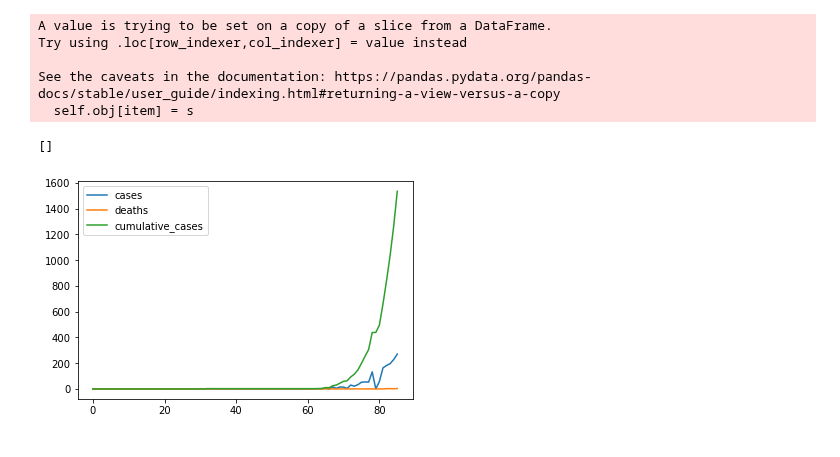
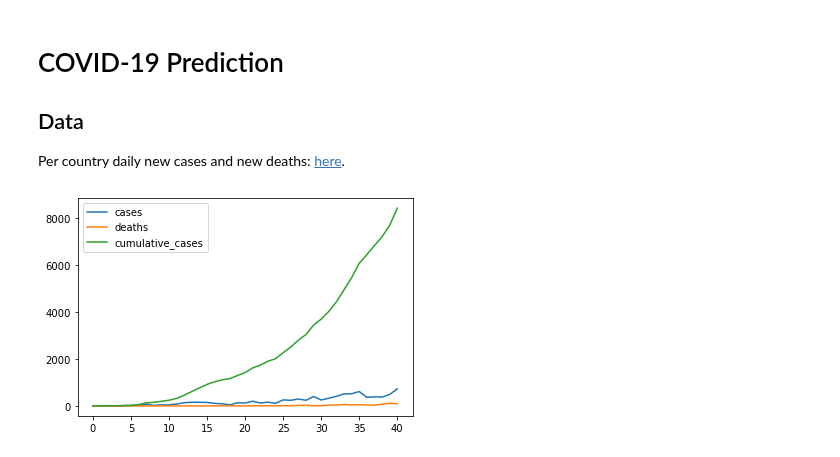
Before and after one commit to Kipre/EUDemographyCleaner, a Jupyter notebook: internship/covid.ipynb, the cells around one changed output. Cells and saved outputs as stored; diff of their text form; code cells hidden in the pictures.

```diff
--- a/internship/covid.ipynb
+++ b/internship/covid.ipynb
@@ -1 +1,7 @@
+# %% [markdown]
+# COVID-19 Prediction
+
+## Data
+
+Per country daily new cases and new deaths: [here](https://opendata.ecdc.europa.eu/covid19/casedistribution/csv).
 # %%
@@ -17,19 +50,15 @@ from codebase.utils import *
 # %%
-data = pd.read_csv('C:/Users/kipr/Downloads/téléchargement.csv', )
-country_data = data[data['geoId'] == 'RU']
+country_data = data[data['geoId'] == 'SE'].copy()
 country_data.loc[:, 'dateRep'] = pd.to_datetime(country_data['dateRep'], dayfirst=True)
-values = country_data.sort_values('dateRep')[['cases', 'deaths']].values
+values = country_data.sort_values('dateRep')[['cases', 'deaths', 'popData2018']].values[60:]
 
+backscaling = 10000
 plt.plot(values[:, 0], label='cases')
 plt.plot(values[:, 1], label='deaths')
 plt.plot(np.cumsum(values[:, 0]), label='cumulative_cases')
 plt.legend()
 plt.plot()
+values[:, 0] = np.cumsum(values[:, 0])/backscaling
+values[:, 2] = values[:, 2]/1000000
 # %% [output]
-A value is trying to be set on a copy of a slice from a DataFrame.
-Try using .loc[row_indexer,col_indexer] = value instead
-
-See the caveats in the documentation: https://pandas.pydata.org/pandas-docs/stable/user_guide/indexing.html#returning-a-view-versus-a-copy
-  self.obj[item] = s
-[]
-[figure, old version]
+[figure, new version]
```
Also changed, not shown: parts of 34 cells of this notebook, 2 other files.
